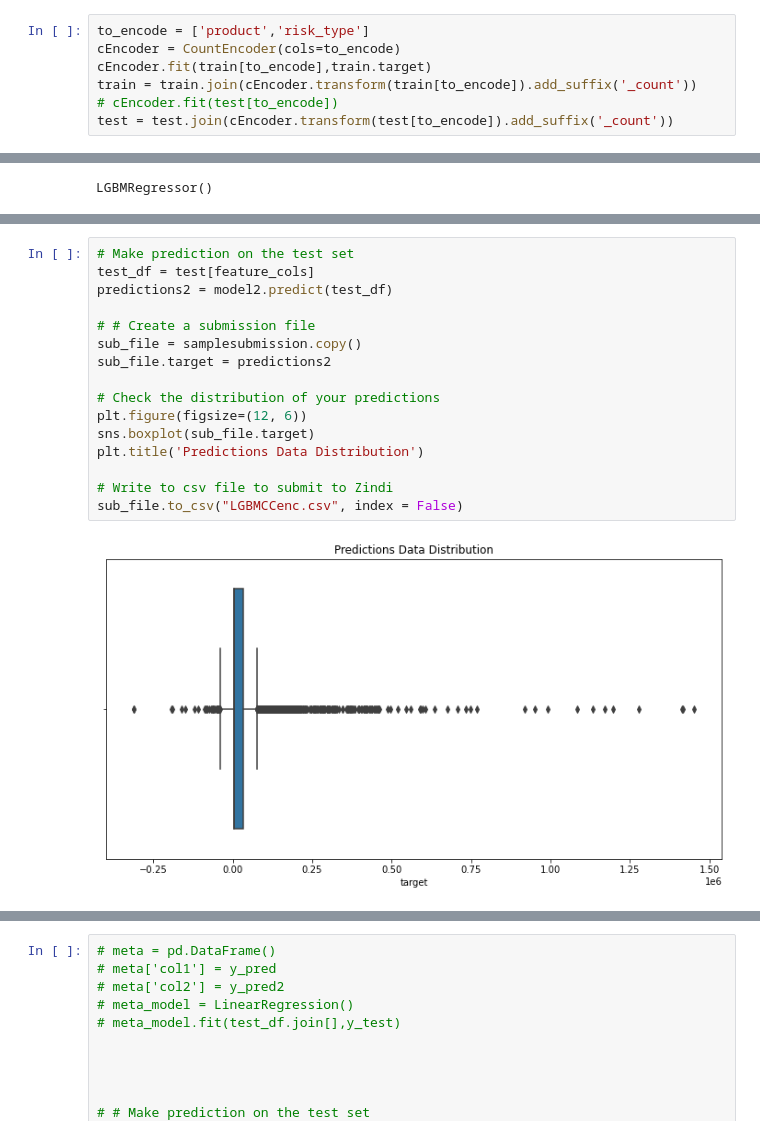
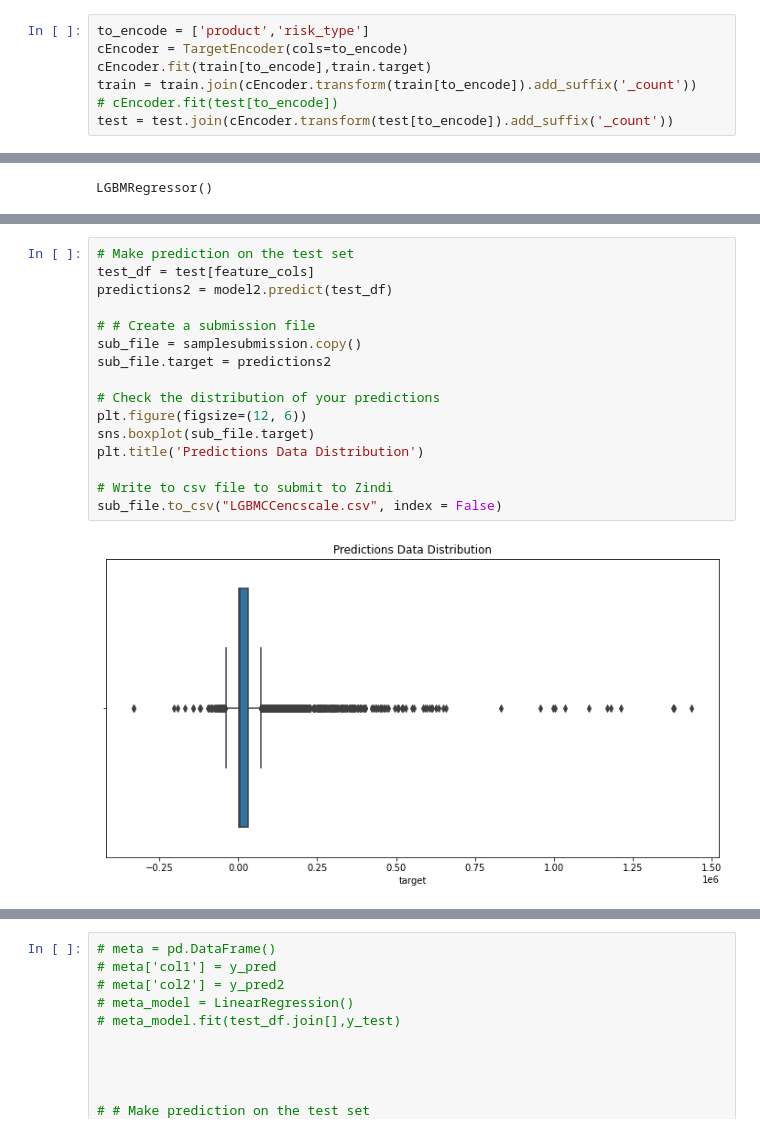
Before and after one commit to simiel/2022UHA, a Jupyter notebook: notebook/2.ipynb, the cells around one changed output, grey strips where cells are left out. Drawn from its saved outputs; the diff is of its cells as text.

Commit message:
policy_counts

```diff
--- a/notebook/2.ipynb
+++ b/notebook/2.ipynb
@@ -88,7 +101,7 @@ data.shape
 (13395, 257)
 # %%
 to_encode = ['product','risk_type']
-cEncoder = CountEncoder(cols=to_encode)
+cEncoder = TargetEncoder(cols=to_encode)
 cEncoder.fit(train[to_encode],train.target)
 train = train.join(cEncoder.transform(train[to_encode]).add_suffix('_count'))
 # cEncoder.fit(test[to_encode])
@@ -183,21 +196,21 @@ sub_file.to_csv("XGBMCCenc.csv", index = False)
 # %%
 # Make prediction on the test set
 test_df = test[feature_cols]
 predictions2 = model2.predict(test_df)
 
 # # Create a submission file
 sub_file = samplesubmission.copy()
 sub_file.target = predictions2
 
 # Check the distribution of your predictions
 plt.figure(figsize=(12, 6))
 sns.boxplot(sub_file.target)
 plt.title('Predictions Data Distribution')
 
 # Write to csv file to submit to Zindi
-sub_file.to_csv("LGBMCCenc.csv", index = False)
+sub_file.to_csv("LGBMCCencscale.csv", index = False)
 # %% [output]
-[figure, old version]
+[figure, new version]
 # %%
 blend = predictions * .5 + predictions2 * .5
 
```
Also changed, not shown: parts of 3 cells of this notebook, 6 other files.
